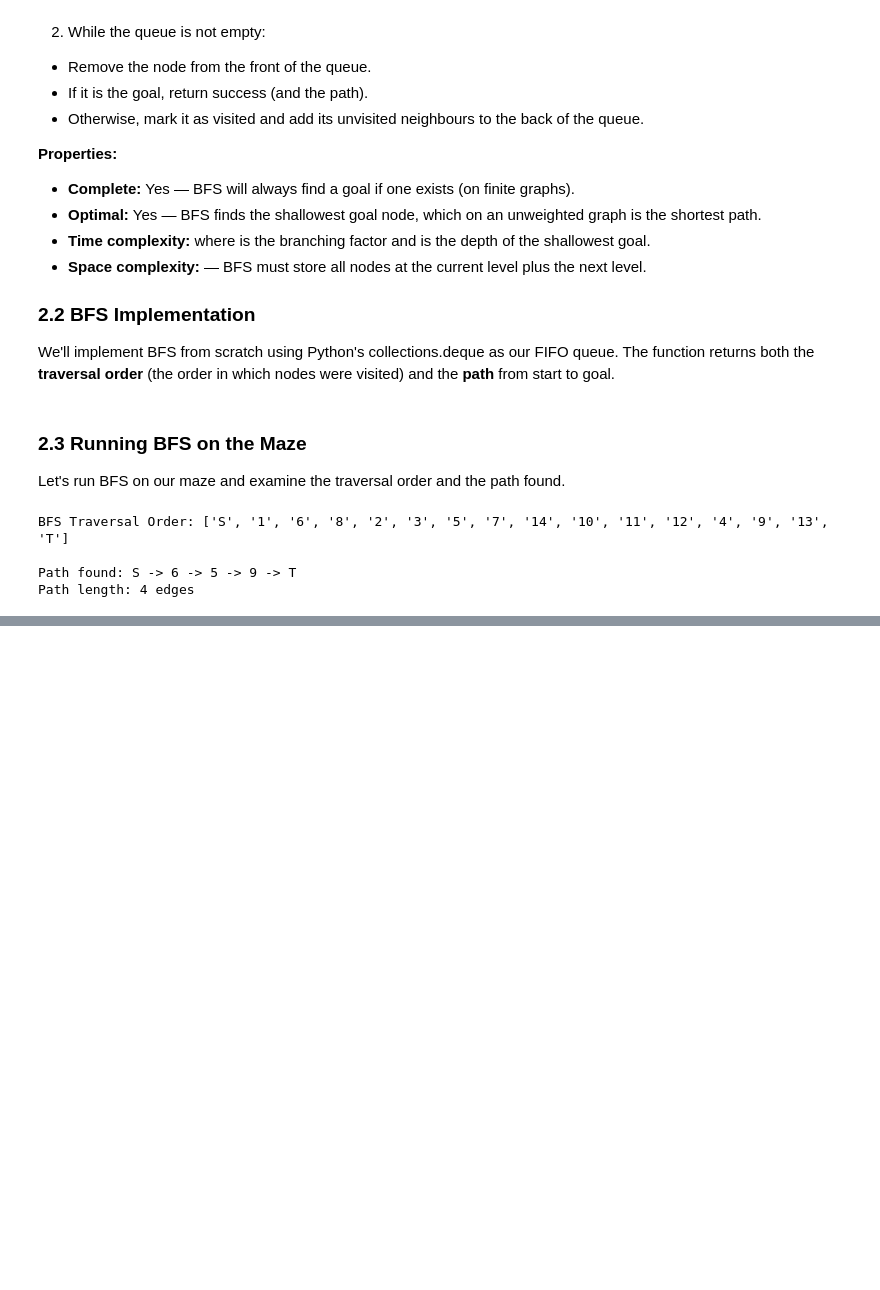
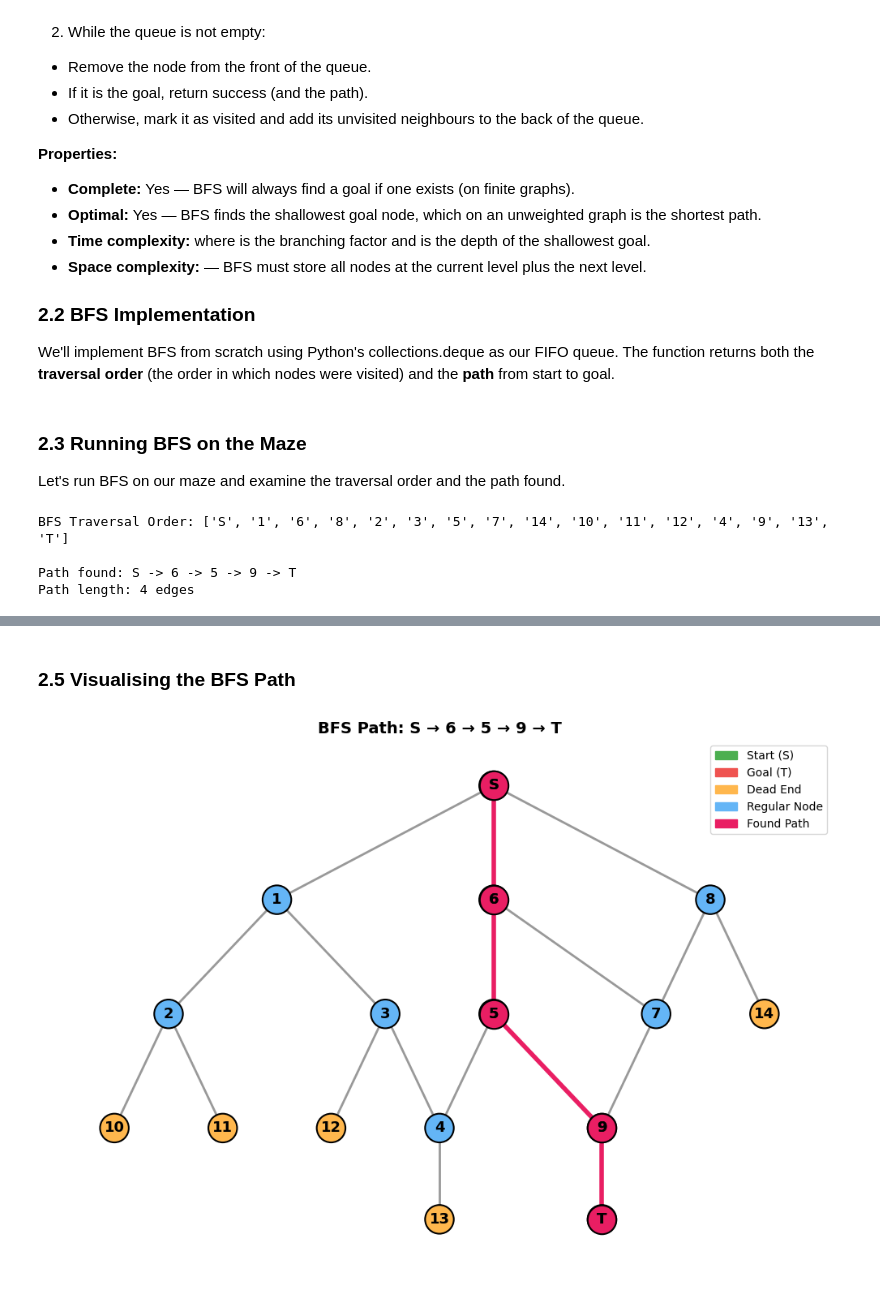
Before and after one commit to eoinocathasaigh/Artificial-Intelligence-Labs, a Jupyter notebook: Lab 7/Lab7.ipynb, the cells around one changed output, grey strips where cells are left out. Drawn from its saved outputs; the diff is of its cells as text; code cells hidden in the pictures; blank space fills up the shorter version.

```diff
--- a/Lab 7/Lab7.ipynb
+++ b/Lab 7/Lab7.ipynb
@@ -270,0 +333,9 @@ Path length: 4 edges
+# %% [markdown]
+### 2.5 Visualising the BFS Path
+# %%
+# Convert path to edges for highlighting
+bfs_edges = list(zip(bfs_path[:-1], bfs_path[1:]))
+draw_maze(maze, maze_pos, title=f'BFS Path: {" → ".join(bfs_path)}',
+    highlight_edges=bfs_edges, highlight_nodes=bfs_path)
+# %% [output]
+[figure, added]
```
Also changed, not shown: parts of 10 cells of this notebook.
